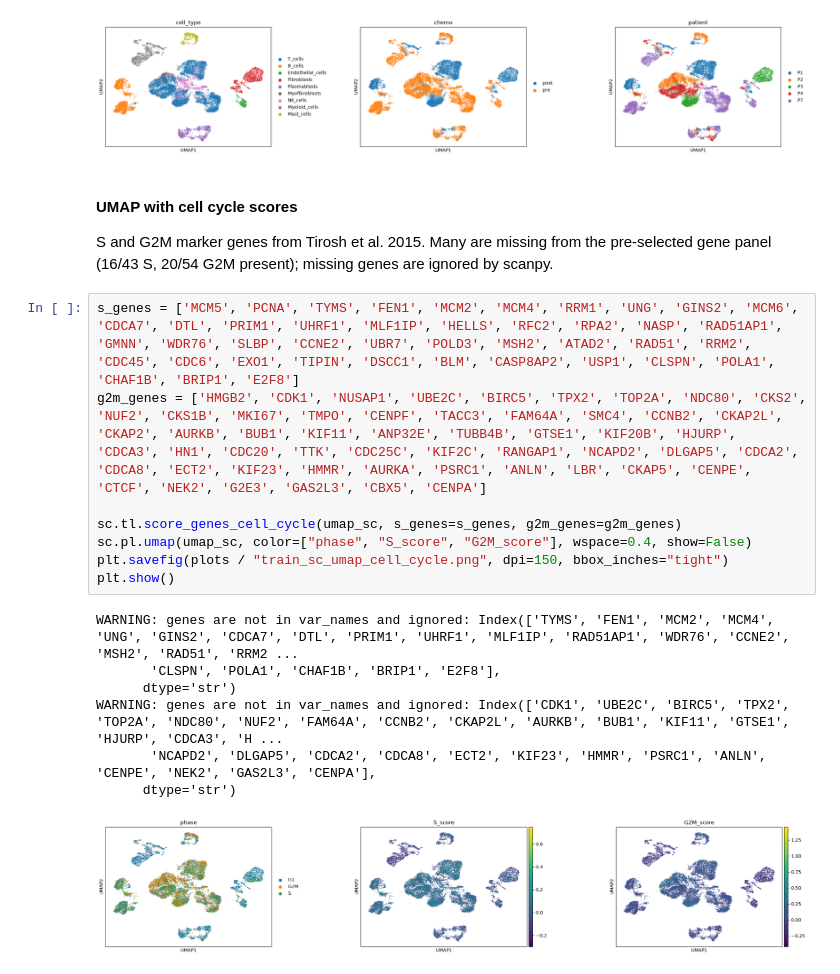
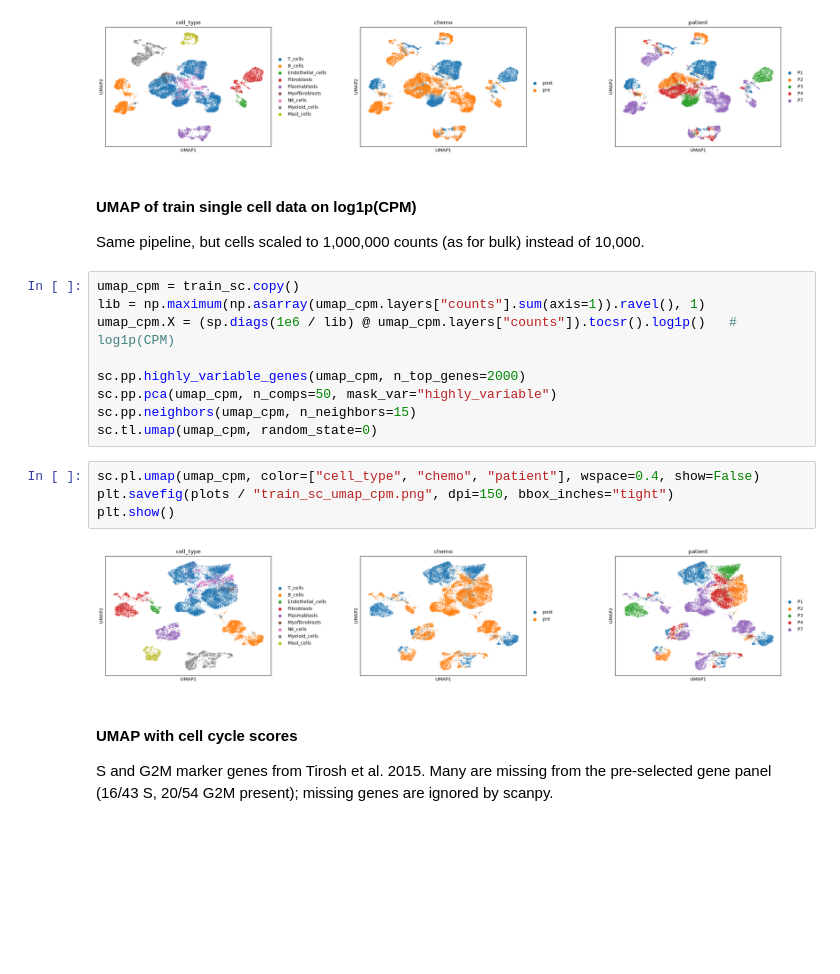
Before and after one commit to ML4GProjects/ML4G-project2, a Jupyter notebook: data_exploration.ipynb, the cells around one changed output. Cells and saved outputs as stored; diff of their text form; blank space fills up the shorter version.

Commit message:
added cpm normalization to sc umap

```diff
--- a/data_exploration.ipynb
+++ b/data_exploration.ipynb
@@ -562,23 +562,26 @@ plt.savefig(plots / "train_sc_umap.png", dpi=150, bbox_inches="tight")
 plt.show()
 # %% [output]
 [figure]
-# %% [markdown]
-#### UMAP with cell cycle scores
-
-S and G2M marker genes from Tirosh et al. 2015. Many are missing from the pre-selected gene panel (16/43 S, 20/54 G2M present); missing genes are ignored by scanpy.
-# %%
-s_genes = ['MCM5', 'PCNA', 'TYMS', 'FEN1', 'MCM2', 'MCM4', 'RRM1', 'UNG', 'GINS2', 'MCM6', 'CDCA7', 'DTL', 'PRIM1', 'UHRF1', 'MLF1IP', 'HELLS', 'RFC2', 'RPA2', 'NASP', 'RAD51AP1', 'GMNN', 'WDR76', 'SLBP', 'CCNE2', 'UBR7', 'POLD3', 'MSH2', 'ATAD2', 'RAD51', 'RRM2', 'CDC45', 'CDC6', 'EXO1', 'TIPIN', 'DSCC1', 'BLM', 'CASP8AP2', 'USP1', 'CLSPN', 'POLA1', 'CHAF1B', 'BRIP1', 'E2F8']
-g2m_genes = ['HMGB2', 'CDK1', 'NUSAP1', 'UBE2C', 'BIRC5', 'TPX2', 'TOP2A', 'NDC80', 'CKS2', 'NUF2', 'CKS1B', 'MKI67', 'TMPO', 'CENPF', 'TACC3', 'FAM64A', 'SMC4', 'CCNB2', 'CKAP2L', 'CKAP2', 'AURKB', 'BUB1', 'KIF11', 'ANP32E', 'TUBB4B', 'GTSE1', 'KIF20B', 'HJURP', 'CDCA3', 'HN1', 'CDC20', 'TTK', 'CDC25C', 'KIF2C', 'RANGAP1', 'NCAPD2', 'DLGAP5', 'CDCA2', 'CDCA8', 'ECT2', 'KIF23', 'HMMR', 'AURKA', 'PSRC1', 'ANLN', 'LBR', 'CKAP5', 'CENPE', 'CTCF', 'NEK2', 'G2E3', 'GAS2L3', 'CBX5', 'CENPA']
-
-sc.tl.score_genes_cell_cycle(umap_sc, s_genes=s_genes, g2m_genes=g2m_genes)
-sc.pl.umap(umap_sc, color=["phase", "S_score", "G2M_score"], wspace=0.4, show=False)
-plt.savefig(plots / "train_sc_umap_cell_cycle.png", dpi=150, bbox_inches="tight")
-plt.show()
-# %% [output]
-WARNING: genes are not in var_names and ignored: Index(['TYMS', 'FEN1', 'MCM2', 'MCM4', 'UNG', 'GINS2', 'CDCA7', 'DTL', 'PRIM1', 'UHRF1', 'MLF1IP', 'RAD51AP1', 'WDR76', 'CCNE2', 'MSH2', 'RAD51', 'RRM2 ...
-       'CLSPN', 'POLA1', 'CHAF1B', 'BRIP1', 'E2F8'],
-      dtype='str')
-WARNING: genes are not in var_names and ignored: Index(['CDK1', 'UBE2C', 'BIRC5', 'TPX2', 'TOP2A', 'NDC80', 'NUF2', 'FAM64A', 'CCNB2', 'CKAP2L', 'AURKB', 'BUB1', 'KIF11', 'GTSE1', 'HJURP', 'CDCA3', 'H ...
-       'NCAPD2', 'DLGAP5', 'CDCA2', 'CDCA8', 'ECT2', 'KIF23', 'HMMR', 'PSRC1', 'ANLN', 'CENPE', 'NEK2', 'GAS2L3', 'CENPA'],
-      dtype='str')
-[figure, removed]
+# %% [markdown]
+#### UMAP of **train** single cell data on log1p(CPM)
+
+Same pipeline, but cells scaled to 1,000,000 counts (as for bulk) instead of 10,000.
+# %%
+umap_cpm = train_sc.copy()
+lib = np.maximum(np.asarray(umap_cpm.layers["counts"].sum(axis=1)).ravel(), 1)
+umap_cpm.X = (sp.diags(1e6 / lib) @ umap_cpm.layers["counts"]).tocsr().log1p()   # log1p(CPM)
+
+sc.pp.highly_variable_genes(umap_cpm, n_top_genes=2000)
+sc.pp.pca(umap_cpm, n_comps=50, mask_var="highly_variable")
+sc.pp.neighbors(umap_cpm, n_neighbors=15)
+sc.tl.umap(umap_cpm, random_state=0)
+# %%
+sc.pl.umap(umap_cpm, color=["cell_type", "chemo", "patient"], wspace=0.4, show=False)
+plt.savefig(plots / "train_sc_umap_cpm.png", dpi=150, bbox_inches="tight")
+plt.show()
+# %% [output]
+[figure, added]
+# %% [markdown]
+#### UMAP with cell cycle scores
+
+S and G2M marker genes from Tirosh et al. 2015. Many are missing from the pre-selected gene panel (16/43 S, 20/54 G2M present); missing genes are ignored by scanpy.
```
Also changed, not shown: parts of 2 cells of this notebook.
